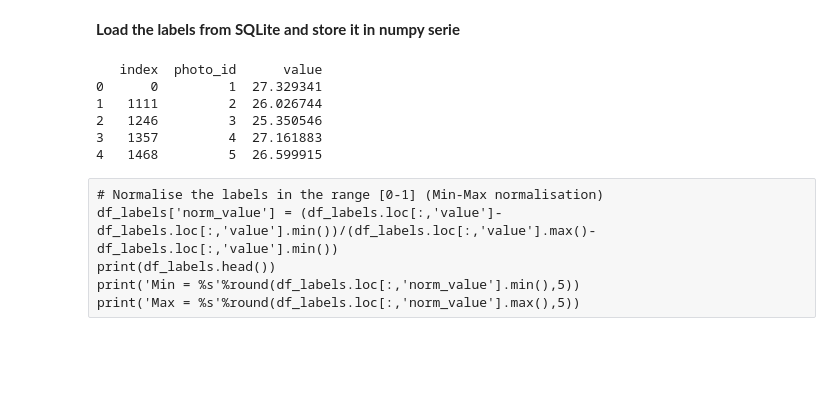
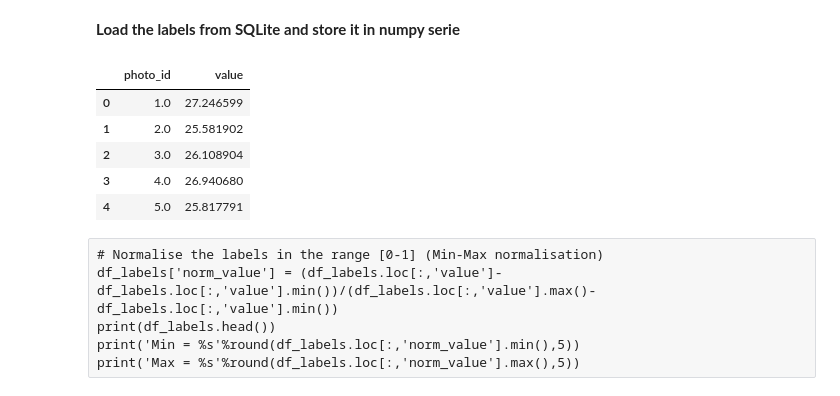
Before and after one commit to tgrippa/Partimap, a Jupyter notebook: Notebooks/CNN_model_hpTune.ipynb, the cells around one changed output. Drawn from its saved outputs; the diff is of its cells as text; code cells hidden in the pictures; blank space fills up the shorter version.

```diff
--- a/Notebooks/CNN_model_hpTune.ipynb
+++ b/Notebooks/CNN_model_hpTune.ipynb
@@ -202,20 +202,16 @@ Clipping input data to the valid range for imshow with RGB data ([0..1] for floa
 # %% [markdown]
 **Load the labels from SQLite and store it in numpy serie**
 # %%
-# Load the labels stored in sqlite database into a pandas DataFrame
-con = sqlite3.connect(os.path.join(label_path,"ranks_v1.sqlite"))
-query = 'SELECT "index", CAST(photo_id as INT) AS photo_id, value FROM p3 ORDER BY photo_id'
-df_labels = pd.read_sql_query(query, con) # perception results are stored in table 'p2b'
-# Verify that result of SQL query is stored in the dataframe
-print(df_labels.head())
-con.close()
+# Load the labels stored in CSV into a pandas DataFrame
+df_labels = pd.read_csv(os.path.join(label_path,"ranking_p3_20220202_NoClouds.csv"))
+df_labels.head()
 # %% [output]
-   index  photo_id      value
-0      0         1  27.329341
-1   1111         2  26.026744
-2   1246         3  25.350546
-3   1357         4  27.161883
-4   1468         5  26.599915
+|  | photo_id | value |
+| 0 | 1.0 | 27.246599 |
+| 1 | 2.0 | 25.581902 |
+| 2 | 3.0 | 26.108904 |
+| 3 | 4.0 | 26.940680 |
+| 4 | 5.0 | 25.817791 |
 # %% [raw]
 # Normalise the labels in the range [0-1] (Min-Max normalisation)
 df_labels['norm_value'] = (df_labels.loc[:,'value']-df_labels.loc[:,'value'].min())/(df_labels.loc[:,'value'].max()-df_labels.loc[:,'value'].min())
```
Also changed, not shown: parts of 45 cells of this notebook.
